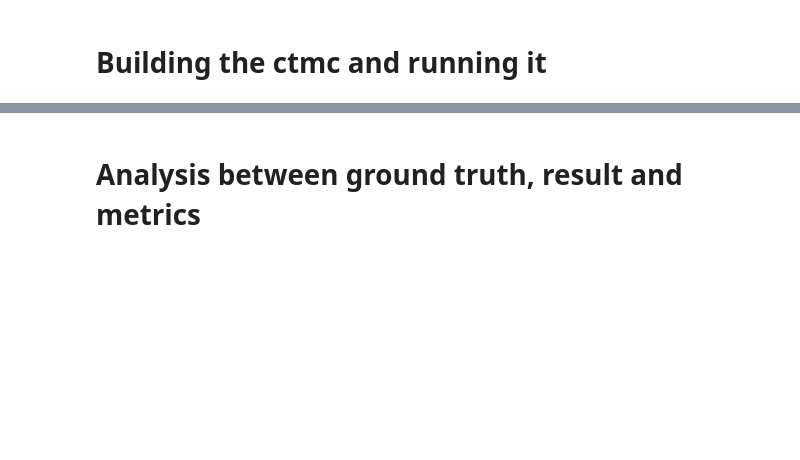
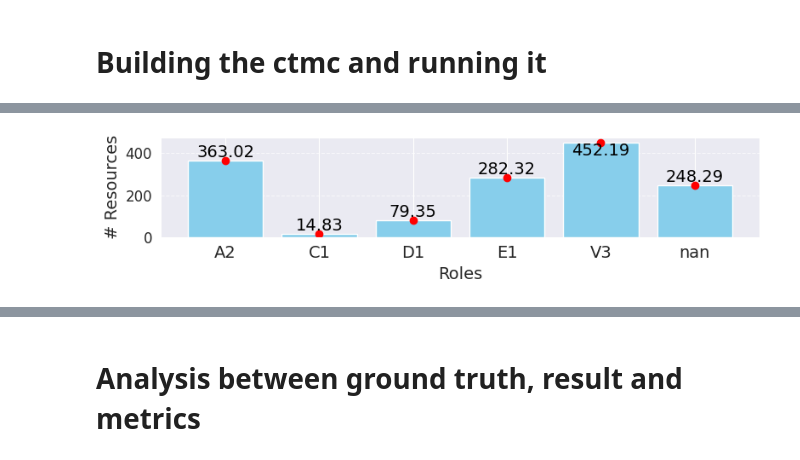
Before and after one commit to paul-cvp/ctmc, a Jupyter notebook: bpic13.ipynb, the cells around one changed output, grey strips where cells are left out. Cells and saved outputs as stored; diff of their text form; code cells hidden in the pictures; blank space fills up the shorter version.

```diff
--- a/bpic13.ipynb
+++ b/bpic13.ipynb
@@ -348,45 +396,51 @@ view_non_resource_markov_chain(res)
 # %%
-# Plot the histogram (bar chart)
-fig, ax = plt.subplots(figsize=(8, 2))
-roles = list(role_resources.keys())
-values = list(role_resources.values())
+def plot_resources(organizational_roles,save=False):
+    # Plot the histogram (bar chart)
+    fig, ax = plt.subplots(figsize=(8, 2))
+    roles = list(organizational_roles.keys())
+    values = list(organizational_roles.values())
 
-# Bar chart
-bars = ax.bar(roles, values, color='skyblue')
+    # Bar chart
+    bars = ax.bar(roles, values, color='skyblue')
 
-# Define a top threshold (e.g., 95% of max value for the y-axis)
-y_max = max(values) * 1.05  # Increase y-limit for spacing
-ax.set_ylim(0, y_max)
-threshold = y_max * 0.9
+    # Define a top threshold (e.g., 95% of max value for the y-axis)
+    y_max = max(values) * 1.05  # Increase y-limit for spacing
+    ax.set_ylim(0, y_max)
+    threshold = y_max * 0.9
 
-# Add point and value label smartly
-for bar, value in zip(bars, values):
-    x = bar.get_x() + bar.get_width() / 2
-    y = bar.get_height()
-    ax.plot(x, y, 'o', color='red')  # Red dot
+    # Add point and value label smartly
+    for bar, value in zip(bars, values):
+        x = bar.get_x() + bar.get_width() / 2
+        y = bar.get_height()
+        ax.plot(x, y, 'o', color='red')  # Red dot
 
-    # Decide label position
-    if y > threshold:
-        va = 'top'
-        y_offset = -0.08
-    else:
-        va = 'bottom'
-        y_offset = 0.08
+        # Decide label position
+        if y > threshold:
+            va = 'top'
+            y_offset = -0.08
+        else:
+            va = 'bottom'
+            y_offset = 0.08
 
-    ax.text(x, y + y_offset, f"{value:.2f}", ha='center', va=va, fontsize=14, color='black')
+        ax.text(x, y + y_offset, f"{value:.2f}", ha='center', va=va, fontsize=14, color='black')
 
-# Labels and grid with increased font size
-ax.set_xlabel('Roles', fontsize=14)
-ax.set_ylabel('# Resources', fontsize=14)
-ax.tick_params(axis='x', labelsize=14)  # Increase x-axis (role labels) font size
-ax.tick_params(axis='y', labelsize=12)  # (Optional) Increase y-axis tick label size
-# ax.set_title('BPIC 13 Resource allocation', fontsize=16)
-ax.grid(True, axis='y', linestyle='--', alpha=0.7)
+    # Labels and grid with increased font size
+    ax.set_xlabel('Roles', fontsize=14)
+    ax.set_ylabel('# Resources', fontsize=14)
+    ax.tick_params(axis='x', labelsize=14)  # Increase x-axis (role labels) font size
+    ax.tick_params(axis='y', labelsize=12)  # (Optional) Increase y-axis tick label size
+    # ax.set_title('BPIC 13 Resource allocation', fontsize=16)
+    ax.grid(True, axis='y', linestyle='--', alpha=0.7)
 
-# Save the plot
-plot_filename = "plots/bpic13roles.png"
-plt.tight_layout()
-plt.savefig(plot_filename)
-plt.show()
-plt.close()
+    plt.tight_layout()
+    # Save the plot
+    if save:
+        plot_filename = "plots/bpic13roles.png"
+        plt.savefig(plot_filename)
+    plt.show()
+    plt.close()
+
+plot_resources(role_resources)
+# %% [output]
+[figure, added]
 # %%
```
Also changed, not shown: parts of 12 cells of this notebook, 16 other files.
